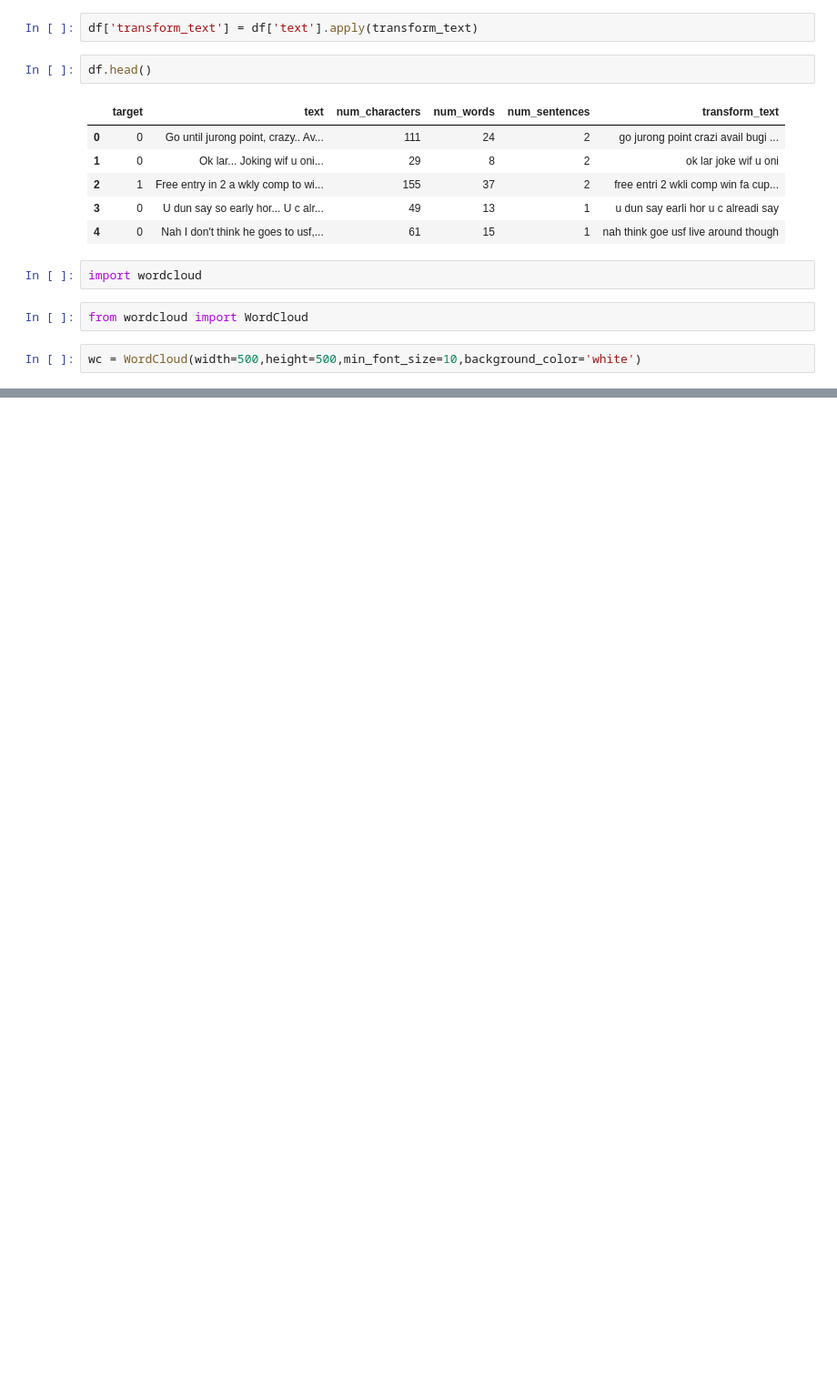
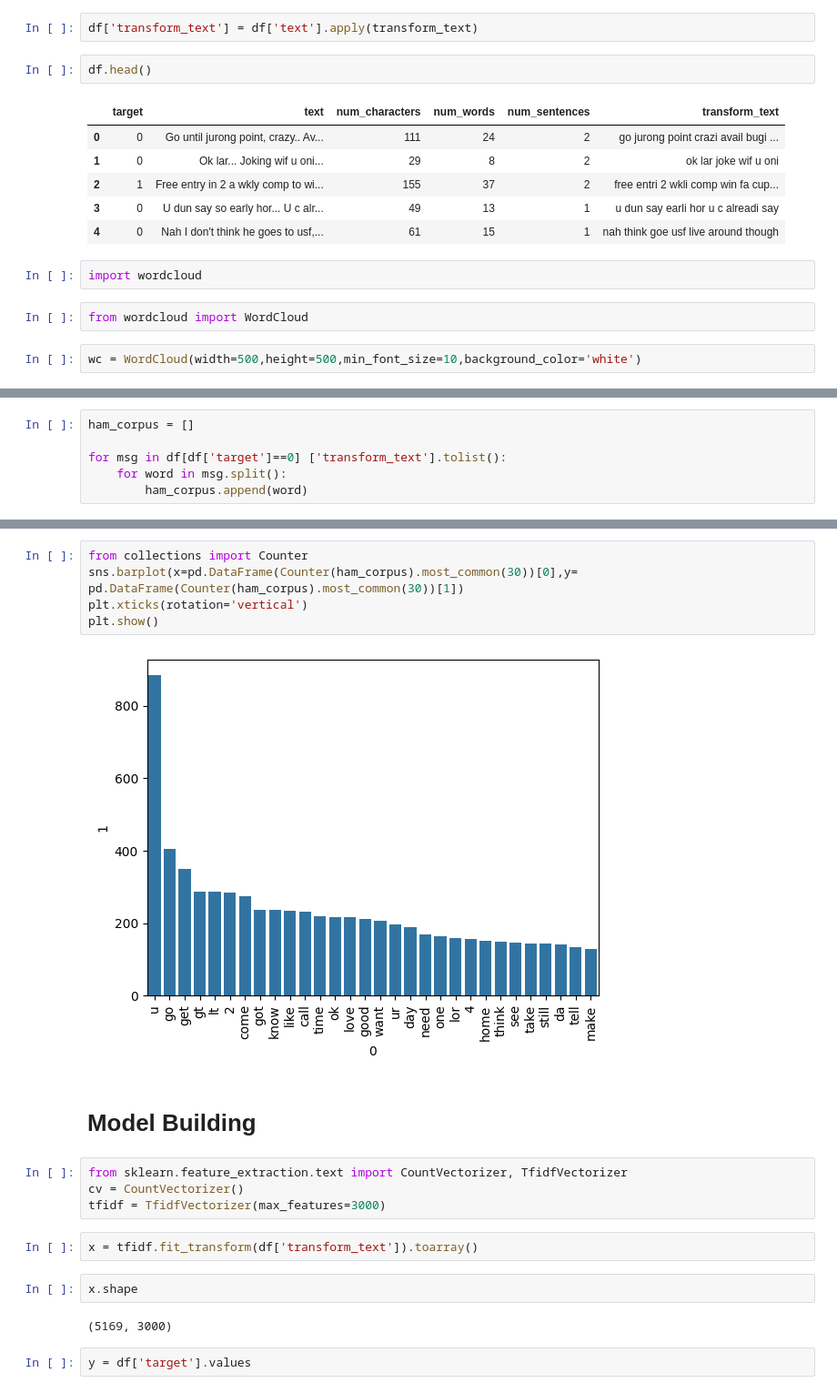
Before and after one commit to Abh1neshSingh/Spam_Ham_Classifier01, a Jupyter notebook: spam_classifier.ipynb, the cells around one changed output, grey strips where cells are left out. Shown at 91% size. Saved outputs shown, nothing was run; the diff lists cells and outputs as text; blank space fills up the shorter version.

```diff
--- a/spam_classifier.ipynb
+++ b/spam_classifier.ipynb
@@ -298,0 +332,6 @@ wc = WordCloud(width=500,height=500,min_font_size=10,background_color='white')
+# %%
+ham_corpus = []
+
+for msg in df[df['target']==0] ['transform_text'].tolist():
+    for word in msg.split():
+        ham_corpus.append(word)
@@ -298,0 +342,21 @@ wc = WordCloud(width=500,height=500,min_font_size=10,background_color='white')
+# %%
+from collections import Counter
+sns.barplot(x=pd.DataFrame(Counter(ham_corpus).most_common(30))[0],y= pd.DataFrame(Counter(ham_corpus).most_common(30))[1])
+plt.xticks(rotation='vertical')
+plt.show()
+# %% [output]
+[figure, added]
+# %% [markdown]
+# Model Building
+# %%
+from sklearn.feature_extraction.text import CountVectorizer, TfidfVectorizer
+cv = CountVectorizer()
+tfidf = TfidfVectorizer(max_features=3000)
+# %%
+x = tfidf.fit_transform(df['transform_text']).toarray()
+# %%
+x.shape
+# %% [output]
+(5169, 3000)
+# %%
+y = df['target'].values
```
Also changed, not shown: parts of 25 cells of this notebook, 6 other files.
